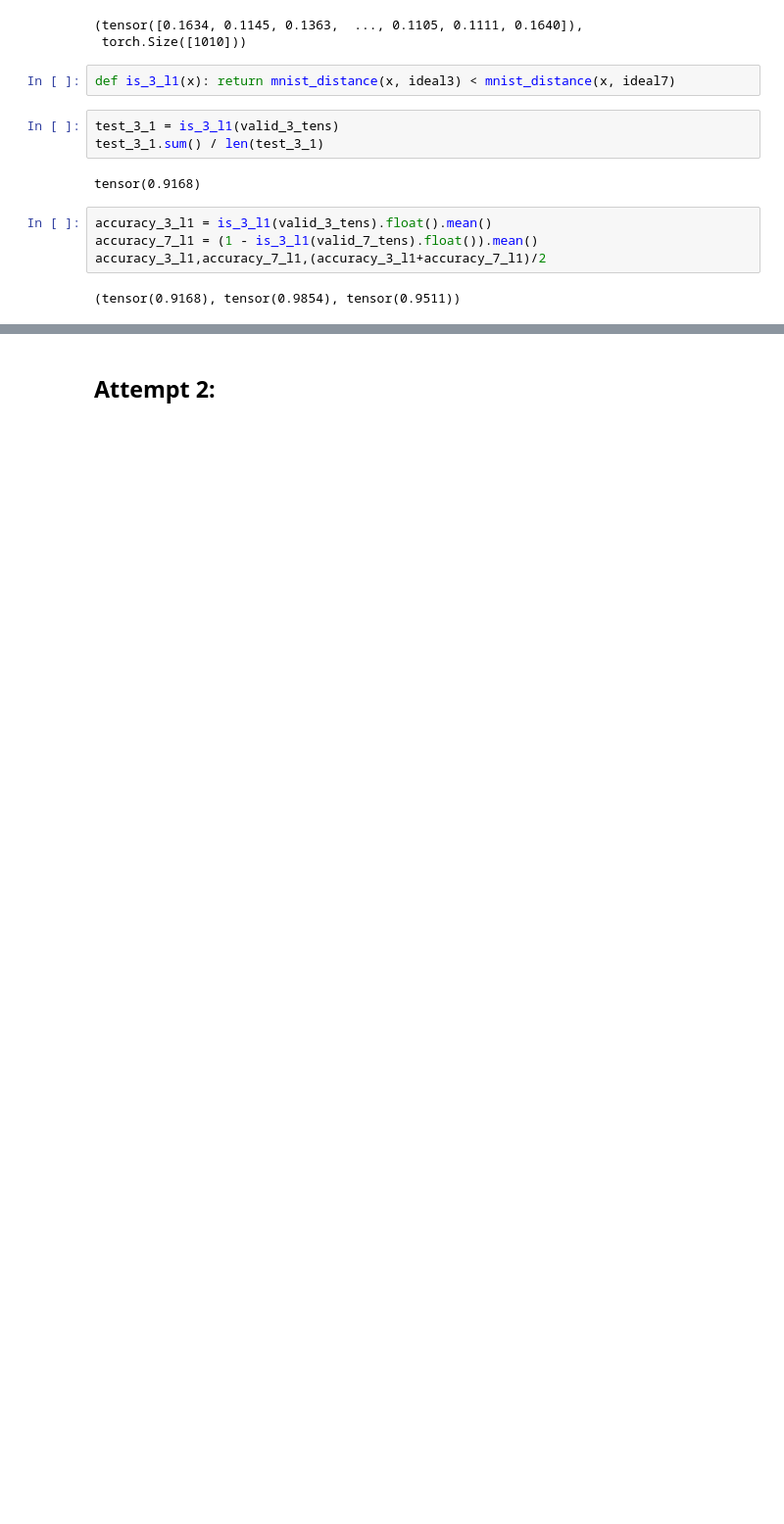
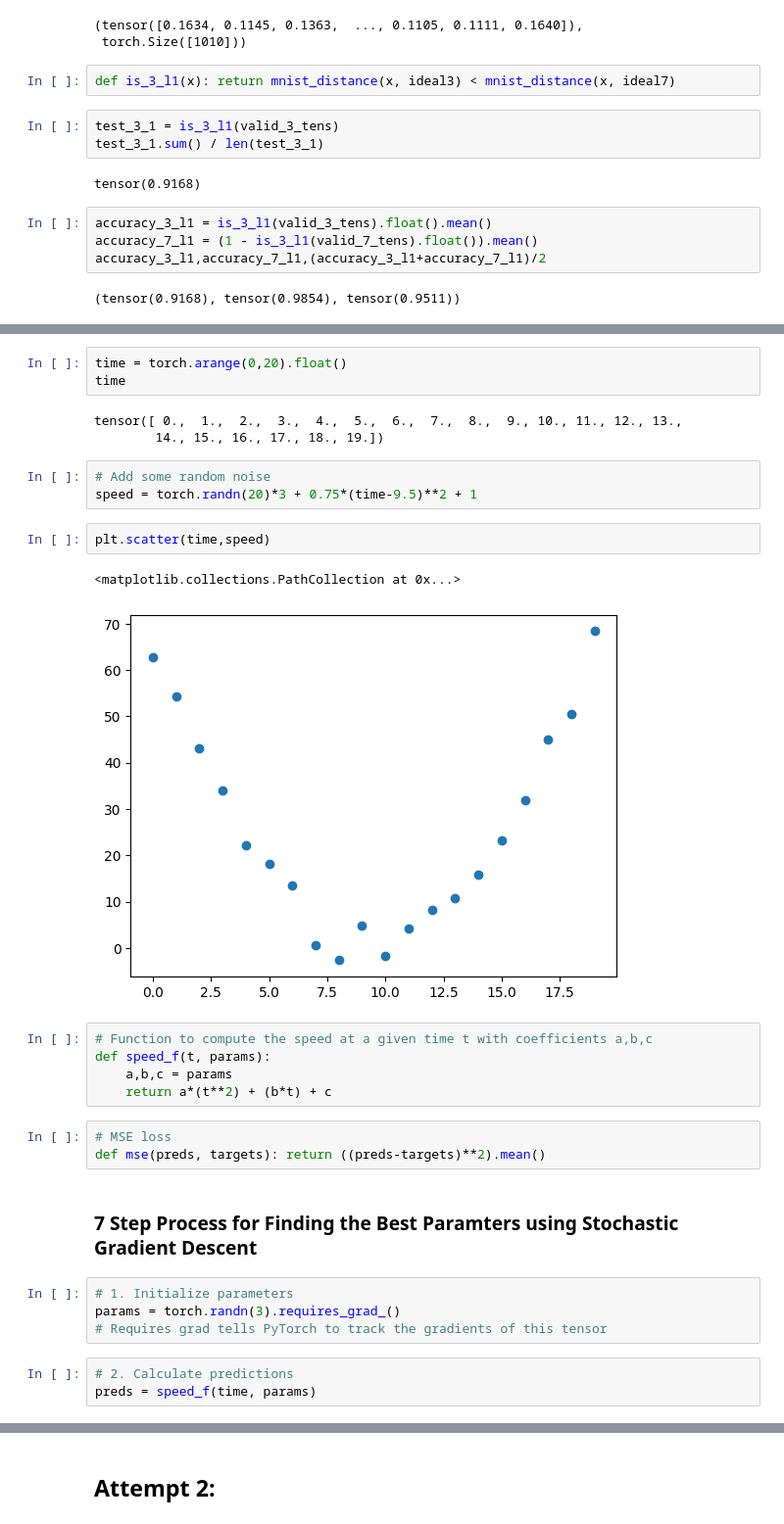
Before and after one commit to dm4th/fast, a Jupyter notebook: fast-courses/04_mnist_basics/04_mnist_basics.ipynb, the cells around one changed output, grey strips where cells are left out. Shown at 98% size. Cells and saved outputs as stored; diff of their text form; blank space fills up the shorter version.

Commit message:
Adding Deep Learning Steps in PyTorch

```diff
--- a/fast-courses/04_mnist_basics/04_mnist_basics.ipynb
+++ b/fast-courses/04_mnist_basics/04_mnist_basics.ipynb
@@ -137,0 +150,31 @@ accuracy_3_l1,accuracy_7_l1,(accuracy_3_l1+accuracy_7_l1)/2
+# %%
+time = torch.arange(0,20).float()
+time
+# %% [output]
+tensor([ 0.,  1.,  2.,  3.,  4.,  5.,  6.,  7.,  8.,  9., 10., 11., 12., 13.,
+        14., 15., 16., 17., 18., 19.])
+# %%
+# Add some random noise
+speed = torch.randn(20)*3 + 0.75*(time-9.5)**2 + 1
+# %%
+plt.scatter(time,speed)
+# %% [output]
+<matplotlib.collections.PathCollection at 0x...>
+[figure, added]
+# %%
+# Function to compute the speed at a given time t with coefficients a,b,c
+def speed_f(t, params):
+    a,b,c = params
+    return a*(t**2) + (b*t) + c
+# %%
+# MSE loss
+def mse(preds, targets): return ((preds-targets)**2).mean()
+# %% [markdown]
+### 7 Step Process for Finding the Best Paramters using Stochastic Gradient Descent
+# %%
+# 1. Initialize parameters
+params = torch.randn(3).requires_grad_()
+# Requires grad tells PyTorch to track the gradients of this tensor
+# %%
+# 2. Calculate predictions
+preds = speed_f(time, params)
```
Also changed, not shown: parts of 26 cells of this notebook, 1 other file.
